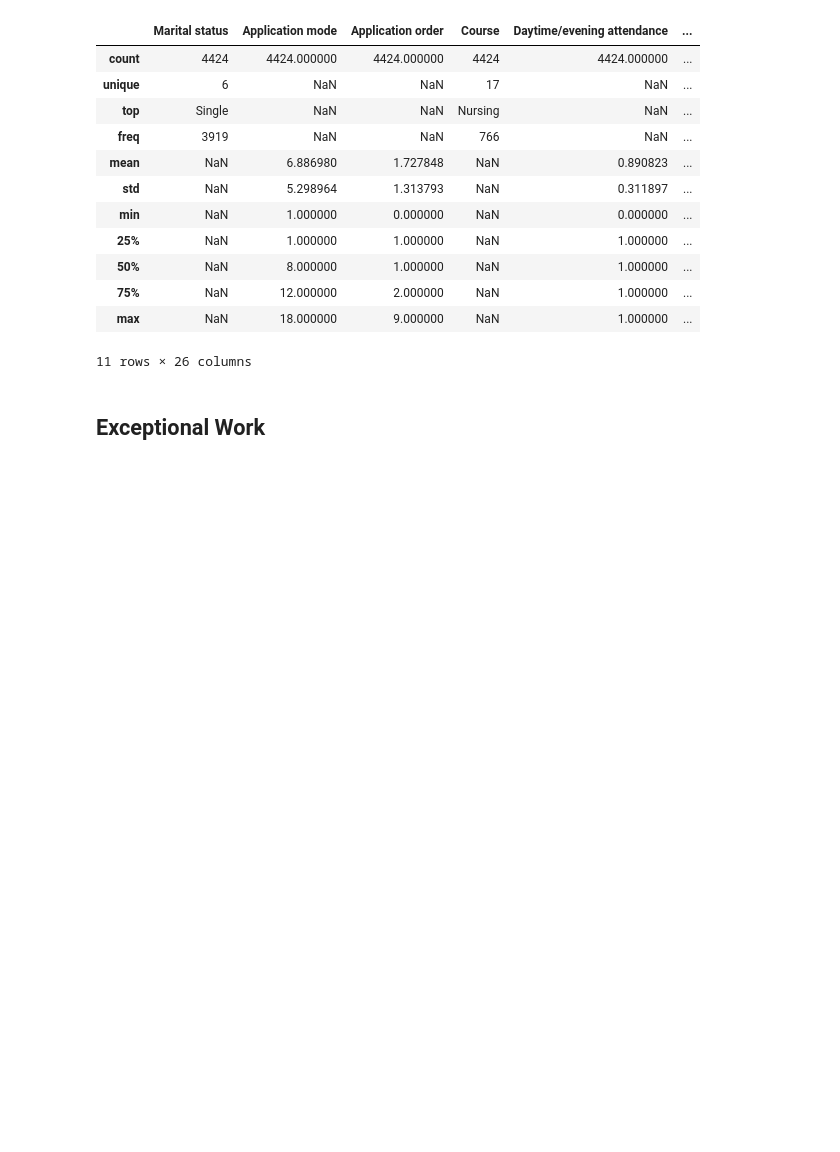
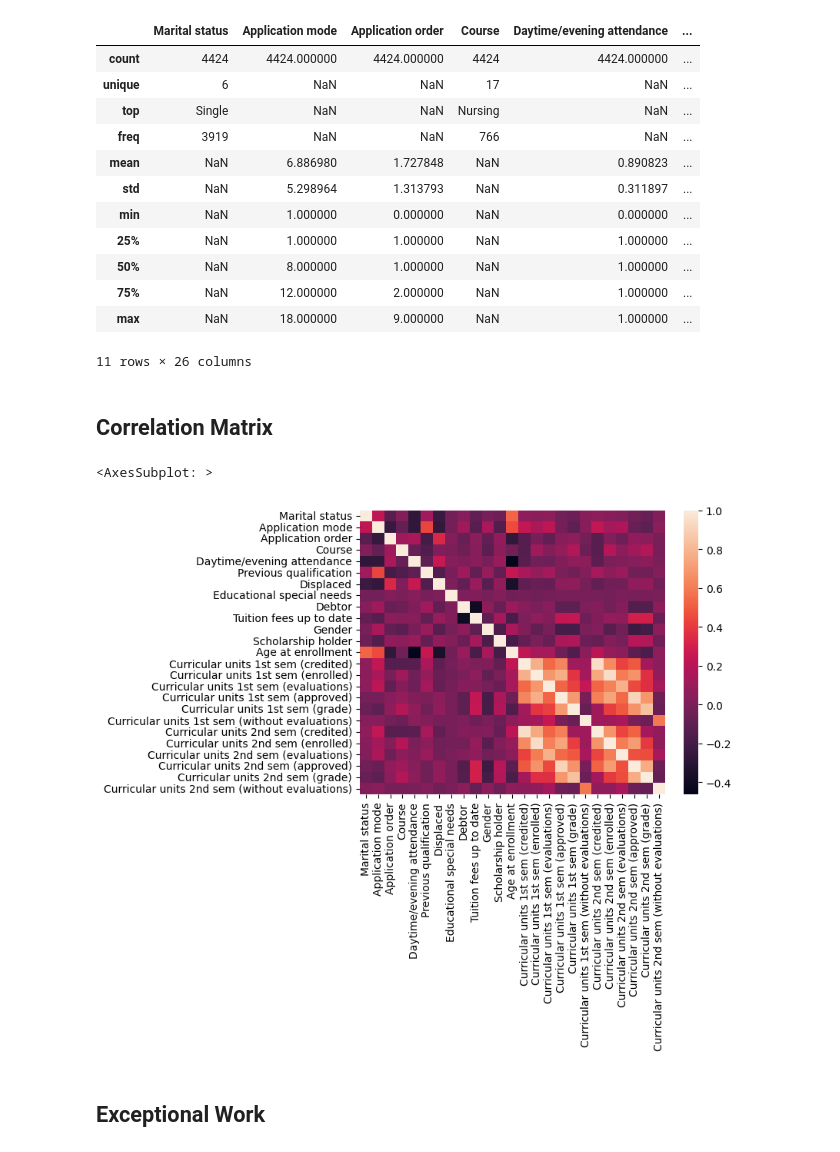
Before and after one commit to drodrigues01/Lab-One-Exploring-Table-Data, a Jupyter notebook: Lab One: Exploring Table Data.ipynb, the cells around one changed output. Saved outputs shown, nothing was run; the diff lists cells and outputs as text; code cells hidden in the pictures; blank space fills up the shorter version.

Commit message:
Added Correlation Matrix

```diff
--- a/Lab One: Exploring Table Data.ipynb
+++ b/Lab One: Exploring Table Data.ipynb
@@ -156,6 +156,21 @@ data_nominal.describe(include='all')
 | 75% | NaN | 12.000000 | 2.000000 | NaN | 1.000000 | ... |
 | max | NaN | 18.000000 | 9.000000 | NaN | 1.000000 | ... |
 11 rows × 26 columns
+# %% [markdown]
+## Correlation Matrix
+# %%
+data_correlation = data.corr()
+
+import seaborn as sns
+%matplotlib inline
+
+# plot the heatmap
+sns.heatmap(data_correlation,
+        xticklabels=data_correlation.columns,
+        yticklabels=data_correlation.columns)
+# %% [output]
+<AxesSubplot: >
+[figure, added]
 # %% [markdown]
 ## Exceptional Work
 # %% [markdown]
```
